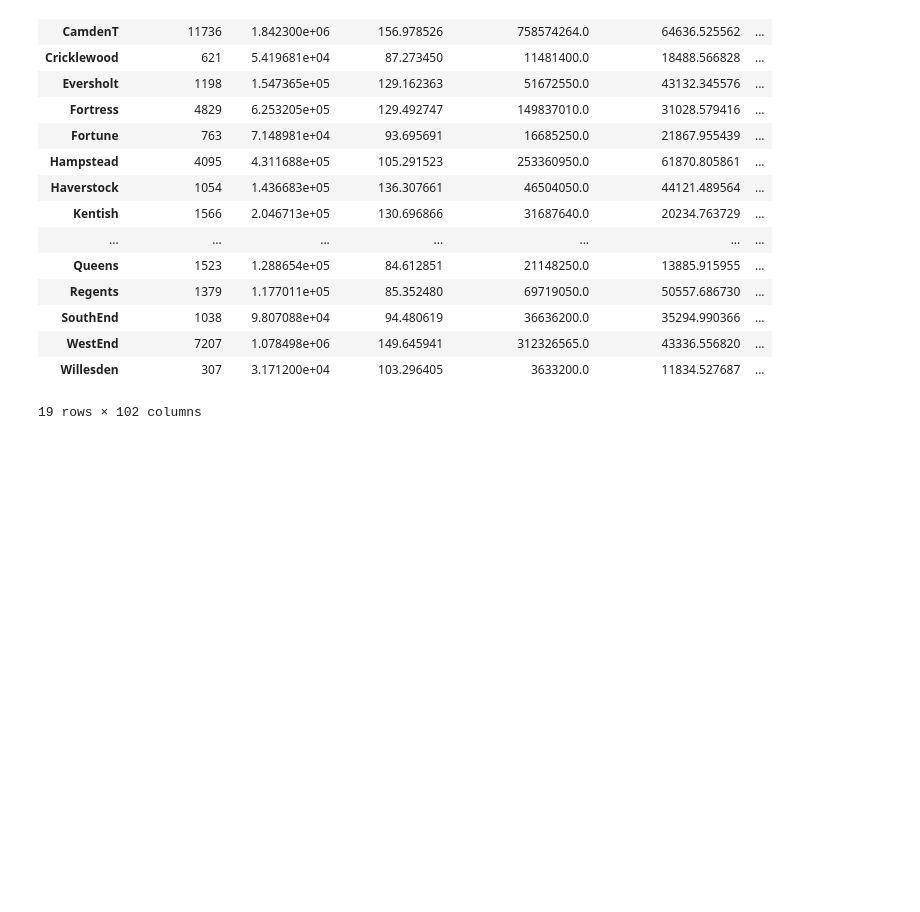
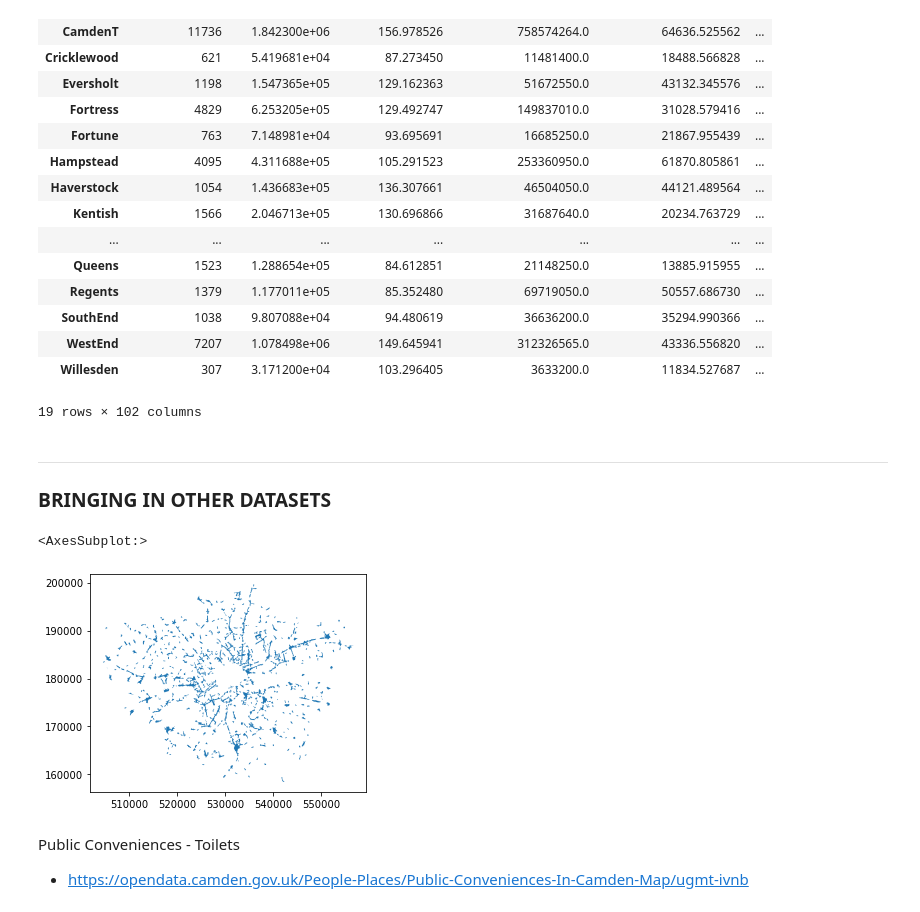
Before and after one commit to christinabotros/Camden-High-Street-Analysis, a Jupyter notebook: 5.1. Re-shaping Whythawk for Profiling.ipynb, the cells around one changed output. Drawn from its saved outputs; the diff is of its cells as text; code cells hidden in the pictures; blank space fills up the shorter version.

```diff
--- a/5.1. Re-shaping Whythawk for Profiling.ipynb
+++ b/5.1. Re-shaping Whythawk for Profiling.ipynb
@@ -912,3 +912,14 @@ camden_highstreets
 19 rows × 102 columns
 # %%
 camden_highstreets.to_csv('CB counts for Camden High Street.csv')
+# %% [markdown]
+***
+
+### BRINGING IN OTHER DATASETS
+# %%
+GLA = gpd.read_file("https://data.london.gov.uk/download/gla-high-street-boundaries/166e8e42-c1ea-42ec-bd1d-99dc29d04fa8/GLA_High_Street_boundaries.gpkg")
+# %%
+GLA.plot()
+# %% [output]
+<AxesSubplot:>
+[figure, added]
@@ -914,0 +932,3 @@ camden_highstreets.to_csv('CB counts for Camden High Street.csv')
+# %% [markdown]
+Public Conveniences - Toilets
+- https://opendata.camden.gov.uk/People-Places/Public-Conveniences-In-Camden-Map/ugmt-ivnb
```
Also changed, not shown: parts of 15 cells of this notebook.
